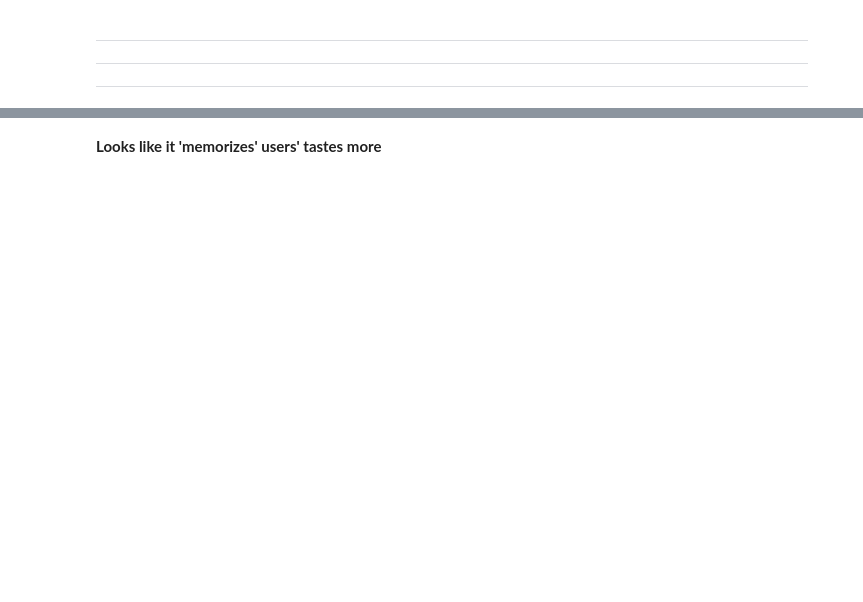
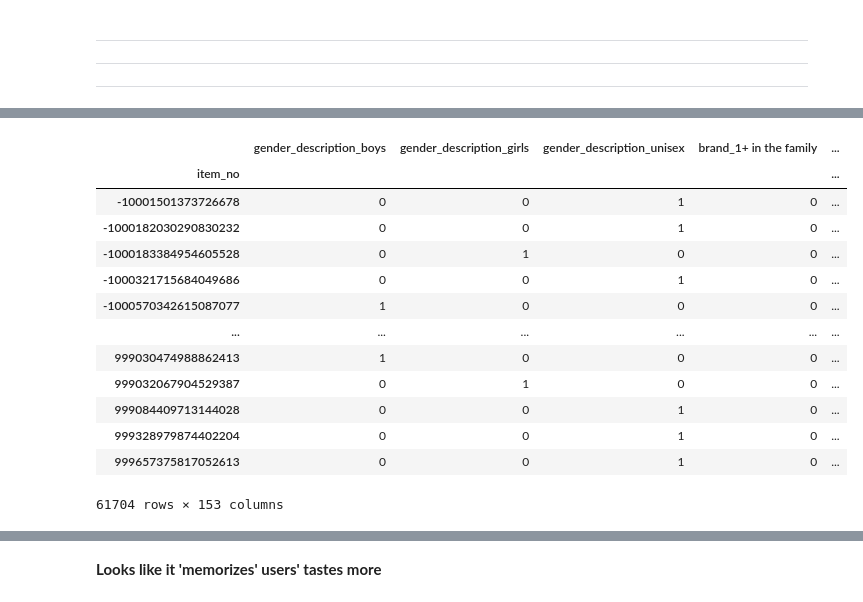
Before and after one commit to msvensson222/tfrs-retail-example, a Jupyter notebook: TFRS_Demo.ipynb, the cells around one changed output, grey strips where cells are left out. Saved outputs shown, nothing was run; the diff lists cells and outputs as text; code cells hidden in the pictures; blank space fills up the shorter version.

```diff
--- a/TFRS_Demo.ipynb
+++ b/TFRS_Demo.ipynb
@@ -468,5 +375,0 @@ user_model = tf.keras.Sequential([
-# %%
-item_info_df.loc[:, 'brand'] = item_info_df['brand'].apply(lambda x: x if x in top_brands else 'niche_brand')
-item_info_df.loc[:, 'product_group'] = item_info_df['product_group'].apply(lambda x: x if x in top_groups else 'niche_group')
-item_embeddings = pd.get_dummies(item_info_df[['gender_description', 'brand', 'product_group']],
-                                 columns=['gender_description', 'brand', 'product_group'])
@@ -489,0 +406,17 @@ item_model('206890150141030846')
+# %%
+display(precomputed_item_embeddings)
+# %% [output]
+|  | gender_description_boys | gender_description_girls | gender_description_unisex | brand_1+ in the family | ... |
+| item_no |  |  |  |  | ... |
+| -10001501373726678 | 0 | 0 | 1 | 0 | ... |
+| -1000182030290830232 | 0 | 0 | 1 | 0 | ... |
+| -1000183384954605528 | 0 | 1 | 0 | 0 | ... |
+| -1000321715684049686 | 0 | 0 | 1 | 0 | ... |
+| -1000570342615087077 | 1 | 0 | 0 | 0 | ... |
+| ... | ... | ... | ... | ... | ... |
+| 999030474988862413 | 1 | 0 | 0 | 0 | ... |
+| 999032067904529387 | 0 | 1 | 0 | 0 | ... |
+| 999084409713144028 | 0 | 0 | 1 | 0 | ... |
+| 999328979874402204 | 0 | 0 | 1 | 0 | ... |
+| 999657375817052613 | 0 | 0 | 1 | 0 | ... |
+61704 rows × 153 columns
```
Also changed, not shown: parts of 74 cells of this notebook.
